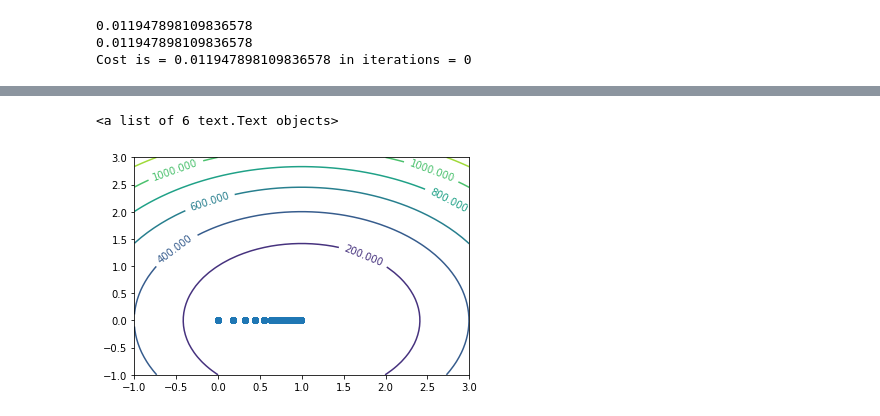
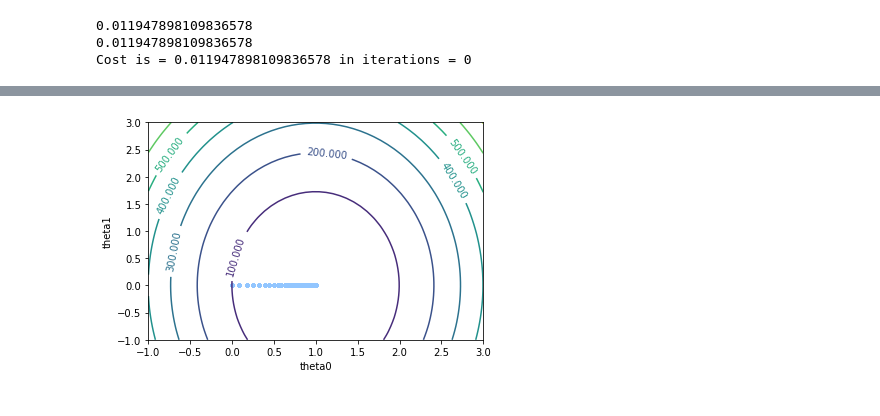
Before and after one commit to agarwal-ayushi/Machine-Learning-Assignments, a Jupyter notebook: Assignment1/ques1/question1.ipynb, the cells around one changed output, grey strips where cells are left out. Saved outputs shown, nothing was run; the diff lists cells and outputs as text; code cells hidden in the pictures.

```diff
--- a/Assignment1/ques1/question1.ipynb
+++ b/Assignment1/ques1/question1.ipynb
@@ -164,7 +146,7 @@ print(Y)
 #Normalization of the Input X
 
 mean = np.mean(X[0:101,1])
-var = np.std(X[0:101,1])
+var = np.std(X[0:101,1])**2
 print(mean)
 X[0:101,1] -= mean
 X[0:101,1] /= var
@@ -283,7 +249,7 @@ points = [Point(x, y)]
 #print(points[0].x.shape)
 #print(len(points))
 fig = plt.figure()
-ax = fig.add_subplot(121, projection='3d')
+ax = fig.add_subplot(111, projection='3d')
 
 # ms = theta_all[0]
 # bs = theta_all[1]
@@ -298,11 +264,18 @@ cost_plot = cost_error.reshape(theta0.shape)
 
 
 #Plot scatter for actual theta's
-theta_all0 = theta_all[0][0::20]
-theta_all1 = theta_all[1][0::20]
+theta_all0 = theta_all[0][0::10]
+theta_all1 = theta_all[1][0::10]
 
 theta_all0, theta_all1 = np.meshgrid(theta_all0,theta_all1)
 cost_error = np.array([error(t0, t1, points)
                for t0, t1 in zip(np.ravel(theta_all0), np.ravel(theta_all1))])
 cost_actual = cost_error.reshape(theta_all0.shape)
+ax.plot_surface(theta0, theta1, cost_plot, rstride=1, cstride=1, color='b', alpha=0.5)
+ax.set_xlabel('theta0')
+ax.set_ylabel('theta1')
+ax.set_zlabel('Cost')
+ax.contour3D(theta0, theta1, cost_plot, 10, cmap='binary')
+
+ax.scatter(theta_all0, theta_all1, cost_actual, c='red', marker='o', s=1, depthshade=True)
 # %% [output]
@@ -317,15 +286,11 @@ fig.savefig('plot_cost.png', dpi=1000, bbox_inches='tight')
 # %%
-#ax = fig.add_subplot(122)
-#plt.set_xlabel('t0')
-#plt.set_ylabel('t1')
 cp=plt.contour(theta0, theta1, cost_plot)
-plt.xlim(right=np.amax(theta0), left=np.amin(theta0))
-plt.ylim(top=np.amax(theta1), bottom=np.amin(theta1))
-plt.scatter(theta_all0, theta_all1)
+#plt.xlim(right=np.amax(theta0), left=np.amin(theta0))
+#plt.ylim(top=np.amax(theta1), bottom=np.amin(theta1))
+plt.scatter(theta_all0, theta_all1, marker='o', s=10)
 plt.clabel(cp, inline=1, fontsize=10)
-#plt.gca().set_aspect('equal')
-#fig.show()
-#fig.savefig('plot_cost.png', dpi=1000)
+plt.xlabel('theta0')
+plt.ylabel('theta1')
+plt.savefig('plot_cost.png', dpi=1000, bbox_inches='tight')
 # %% [output]
-<a list of 6 text.Text objects>
-[figure, old version]
+[figure, new version]
```
Also changed, not shown: parts of 16 cells of this notebook, 6 other files.
